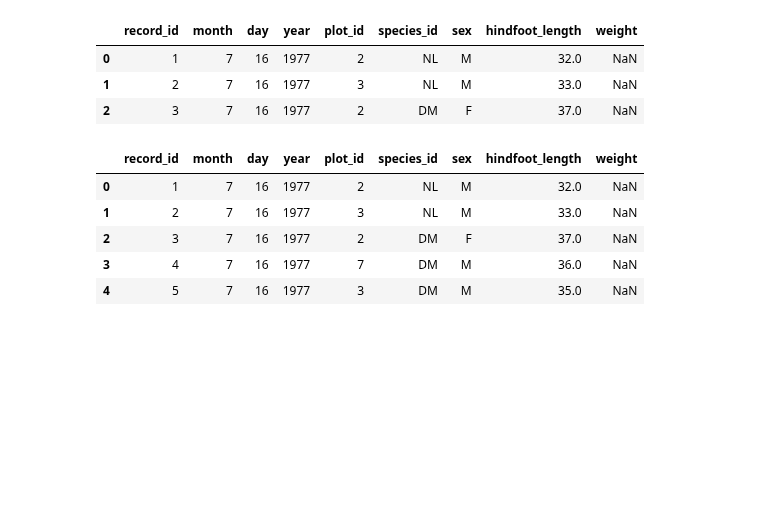
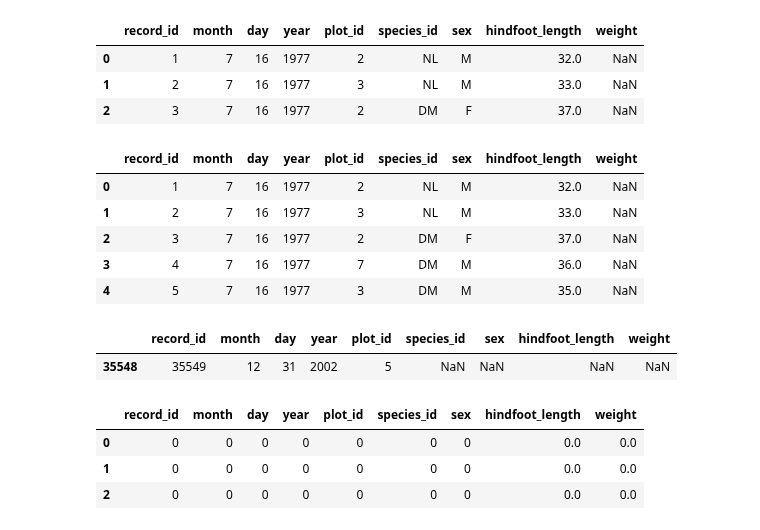
Before and after one commit to calculquebec/cq-formation-analyse-visualisation-python, a Jupyter notebook: Analyse et visualisation en Python 20170207.ipynb, the cells around one changed output. Saved outputs shown, nothing was run; the diff lists cells and outputs as text; code cells hidden in the pictures; blank space fills up the shorter version.

```diff
--- a/Analyse et visualisation en Python 20170207.ipynb
+++ b/Analyse et visualisation en Python 20170207.ipynb
@@ -339,3 +339,17 @@ surveys_df[:5]
 | 2 | 3 | 7 | 16 | 1977 | 2 | DM | F | 37.0 | NaN |
 | 3 | 4 | 7 | 16 | 1977 | 7 | DM | M | 36.0 | NaN |
 | 4 | 5 | 7 | 16 | 1977 | 3 | DM | M | 35.0 | NaN |
+# %%
+surveys_df[-1:]
+# %% [output]
+|  | record_id | month | day | year | plot_id | species_id | sex | hindfoot_length | weight |
+| 35548 | 35549 | 12 | 31 | 2002 | 5 | NaN | NaN | NaN | NaN |
+# %%
+surveys_df[0:3] = 0
+# %%
+surveys_df[0:3]
+# %% [output]
+|  | record_id | month | day | year | plot_id | species_id | sex | hindfoot_length | weight |
+| 0 | 0 | 0 | 0 | 0 | 0 | 0 | 0 | 0.0 | 0.0 |
+| 1 | 0 | 0 | 0 | 0 | 0 | 0 | 0 | 0.0 | 0.0 |
+| 2 | 0 | 0 | 0 | 0 | 0 | 0 | 0 | 0.0 | 0.0 |
```
